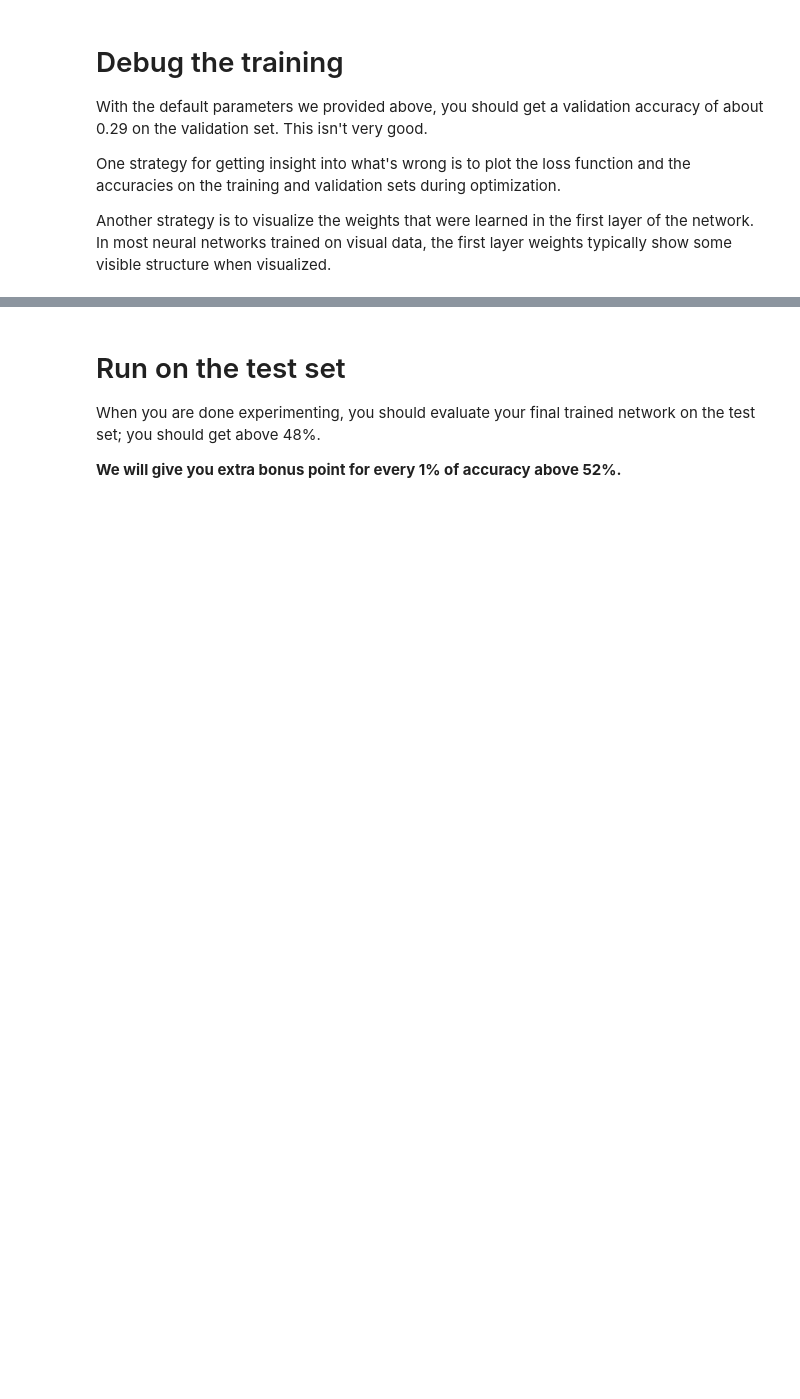
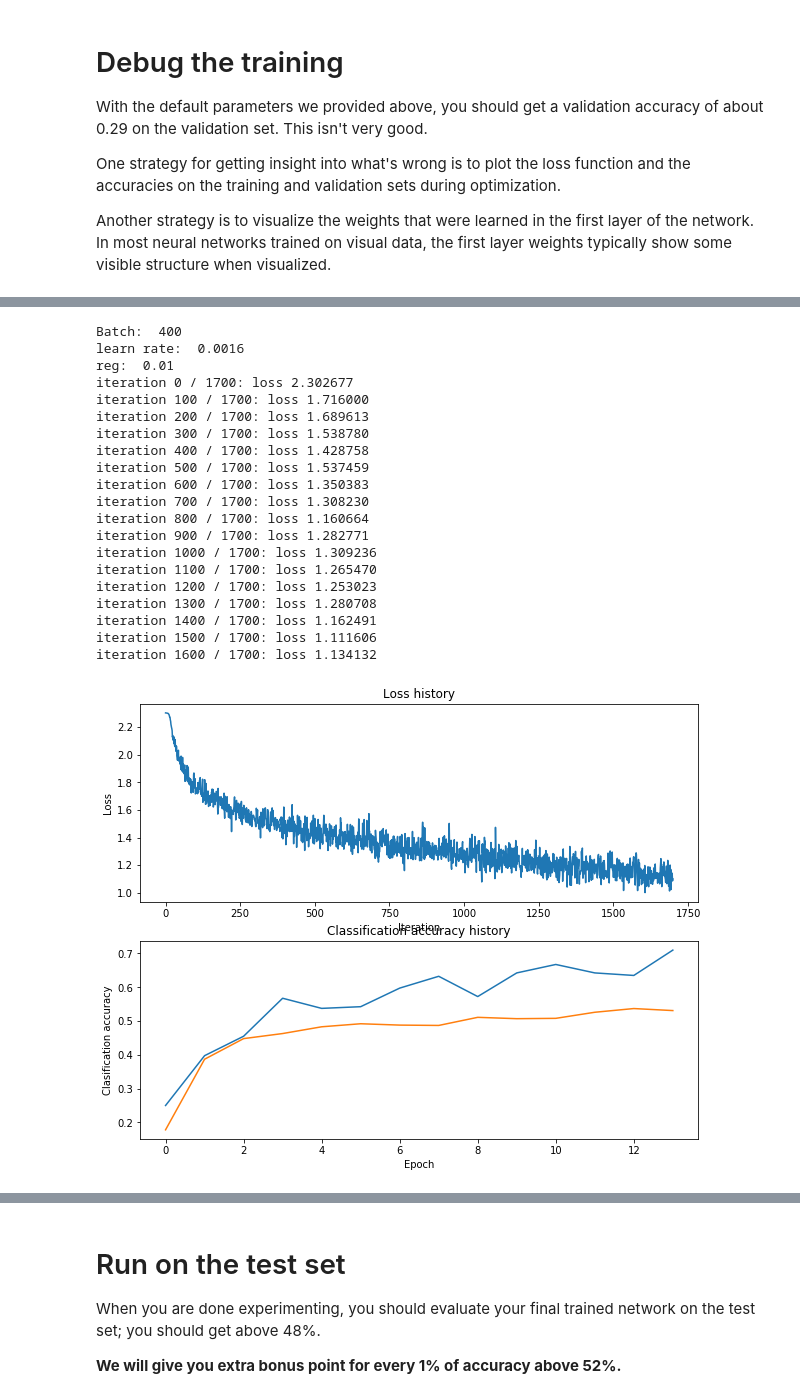
Before and after one commit to CSArchitect/cs175, a Jupyter notebook: assignment1/two_layer_net.ipynb, the cells around one changed output, grey strips where cells are left out. Cells and saved outputs as stored; diff of their text form; code cells hidden in the pictures; blank space fills up the shorter version.

```diff
--- a/assignment1/two_layer_net.ipynb
+++ b/assignment1/two_layer_net.ipynb
@@ -283,22 +286,75 @@ show_net_weights(net)
 # %%
 best_net = None # store the best model into this
 
 #################################################################################
 # TODO: Tune hyperparameters using the validation set. Store your best trained  #
 # model in best_net.                                                            #
 #                                                                               #
 # To help debug your network, it may help to use visualizations similar to the  #
 # ones we used above; these visualizations will have significant qualitative    #
 # differences from the ones we saw above for the poorly tuned network.          #
 #                                                                               #
 # Tweaking hyperparameters by hand can be fun, but you might find it useful to  #
 # write code to sweep through possible combinations of hyperparameters          #
 # automatically like we did on the previous exercises.                          #
 #################################################################################
-pass
+batch_size = [400]
+learning_rates = [1.6e-3]
+regularization_strengths = [1e-2]
+hidden_size = 300
+best_acc = -1
+for bs in batch_size:
+    print("Batch: ", bs)
+    for learn in learning_rates:
+        print("learn rate: ", learn)
+        for reg in regularization_strengths:
+            print("reg: ", reg)
+            net = TwoLayerNet(input_size, hidden_size, num_classes)
+            stats = net.train(X_train,y_train,X_val,y_val,num_iters=1700,batch_size=bs,learning_rate=learn,reg=reg,verbose=True)
+            val_acc = (net.predict(X_val) == y_val).mean()
+            if val_acc > best_acc:
+                best_net = net
+                best_acc = val_acc
+
+            # Plot the loss function and train / validation accuracies
+            plt.subplot(2, 1, 1)
+            plt.plot(stats['loss_history'])
+            plt.title('Loss history')
+            plt.xlabel('Iteration')
+            plt.ylabel('Loss')
+
+            plt.subplot(2, 1, 2)
+            plt.plot(stats['train_acc_history'], label='train')
+            plt.plot(stats['val_acc_history'], label='val')
+            plt.title('Classification accuracy history')
+            plt.xlabel('Epoch')
+            plt.ylabel('Clasification accuracy')
+            plt.show()
 #################################################################################
 #                               END OF YOUR CODE                                #
 #################################################################################
+# %% [output]
+Batch:  400
+learn rate:  0.0016
+reg:  0.01
+iteration 0 / 1700: loss 2.302677
+iteration 100 / 1700: loss 1.716000
+iteration 200 / 1700: loss 1.689613
+iteration 300 / 1700: loss 1.538780
+iteration 400 / 1700: loss 1.428758
+iteration 500 / 1700: loss 1.537459
+iteration 600 / 1700: loss 1.350383
+iteration 700 / 1700: loss 1.308230
+iteration 800 / 1700: loss 1.160664
+iteration 900 / 1700: loss 1.282771
+iteration 1000 / 1700: loss 1.309236
+iteration 1100 / 1700: loss 1.265470
+iteration 1200 / 1700: loss 1.253023
+iteration 1300 / 1700: loss 1.280708
+iteration 1400 / 1700: loss 1.162491
+iteration 1500 / 1700: loss 1.111606
+iteration 1600 / 1700: loss 1.134132
+[figure, added]
 # %%
 # visualize the weights of the best network
 show_net_weights(best_net)
```
Also changed, not shown: parts of 9 cells of this notebook, 5 other files.
